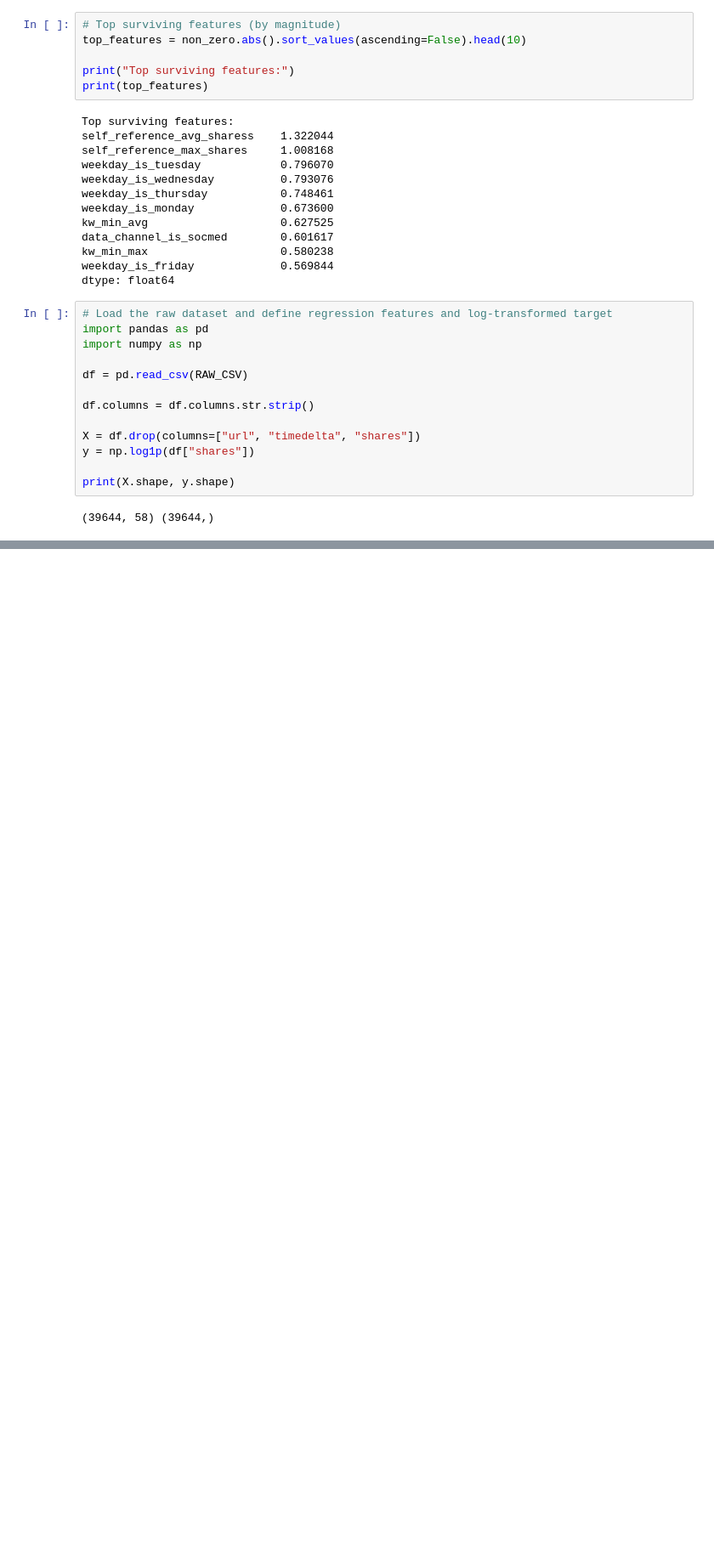
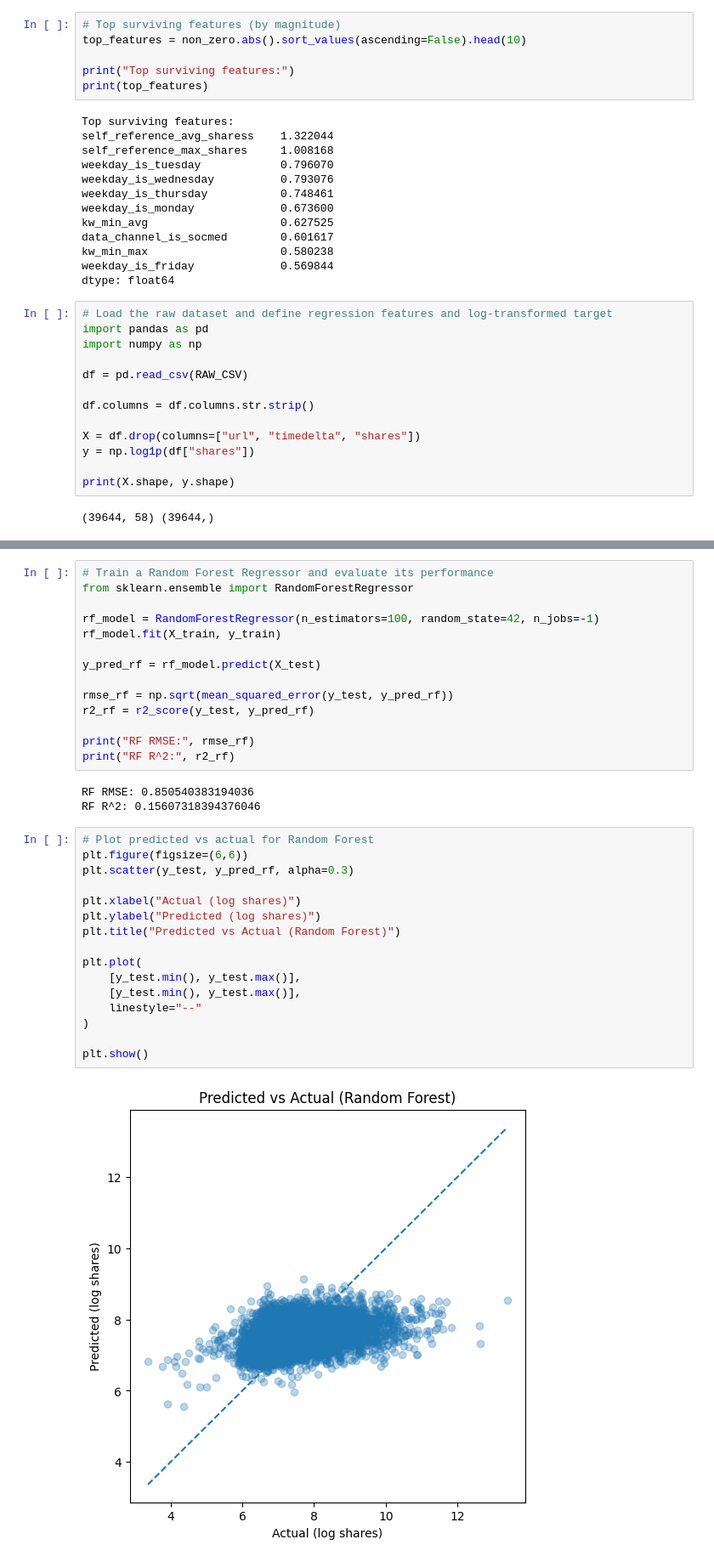
Before and after one commit to yh6384-design/ML_Online_News_Popularity, a Jupyter notebook: NB2_Modeling.ipynb, the cells around one changed output, grey strips where cells are left out. Shown at 85% size. Drawn from its saved outputs; the diff is of its cells as text; blank space fills up the shorter version.

```diff
--- a/NB2_Modeling.ipynb
+++ b/NB2_Modeling.ipynb
@@ -438,0 +473,35 @@ NameError: name 'df' is not defined
+# %%
+# Train a Random Forest Regressor and evaluate its performance
+from sklearn.ensemble import RandomForestRegressor
+
+rf_model = RandomForestRegressor(n_estimators=100, random_state=42, n_jobs=-1)
+rf_model.fit(X_train, y_train)
+
+y_pred_rf = rf_model.predict(X_test)
+
+rmse_rf = np.sqrt(mean_squared_error(y_test, y_pred_rf))
+r2_rf = r2_score(y_test, y_pred_rf)
+
+print("RF RMSE:", rmse_rf)
+print("RF R^2:", r2_rf)
+# %% [output]
+RF RMSE: 0.850540383194036
+RF R^2: 0.15607318394376046
+# %%
+# Plot predicted vs actual for Random Forest
+plt.figure(figsize=(6,6))
+plt.scatter(y_test, y_pred_rf, alpha=0.3)
+
+plt.xlabel("Actual (log shares)")
+plt.ylabel("Predicted (log shares)")
+plt.title("Predicted vs Actual (Random Forest)")
+
+plt.plot(
+    [y_test.min(), y_test.max()],
+    [y_test.min(), y_test.max()],
+    linestyle="--"
+)
+
+plt.show()
+# %% [output]
+[figure, added]
```
Also changed, not shown: parts of 3 cells of this notebook.
